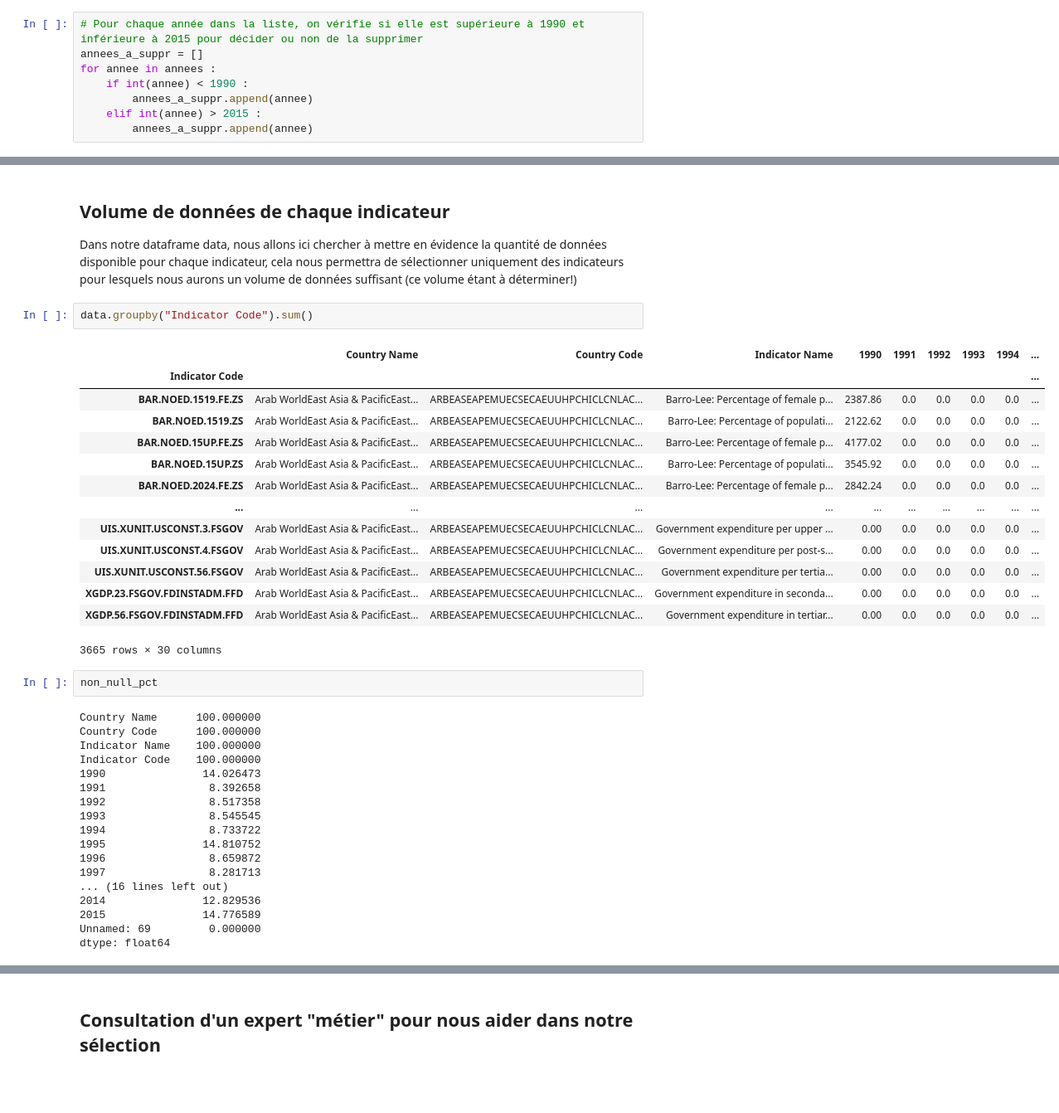
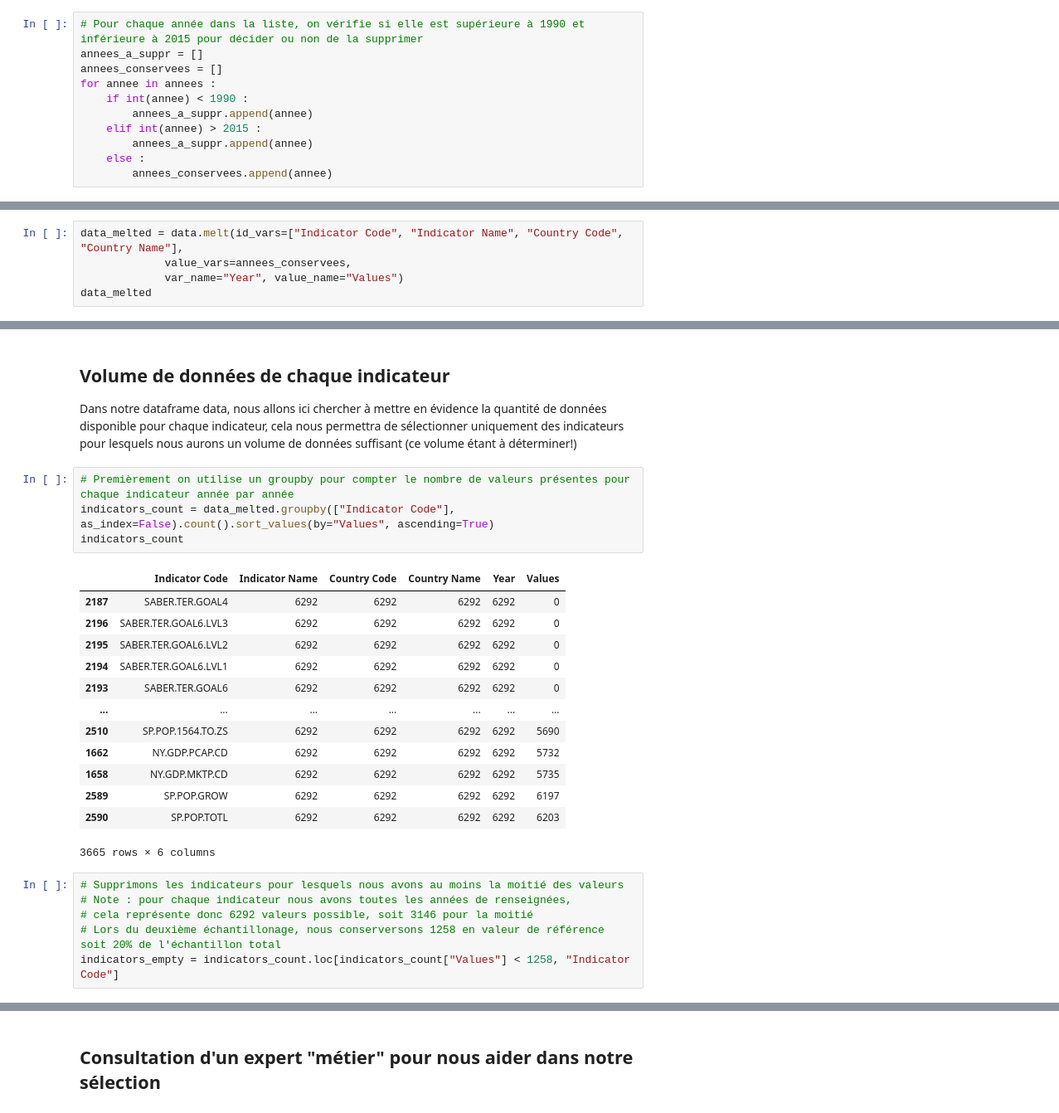
Before and after one commit to lalende/OpenClassRooms-Certification-Data-Scientist, a Jupyter notebook: Projet 2 - Analysez des données de systèmes éducatifs/Projet 2.ipynb, the cells around one changed output, grey strips where cells are left out. Shown at 83% size. Drawn from its saved outputs; the diff is of its cells as text; blank space fills up the shorter version.

```diff
--- a/Projet 2 - Analysez des données de systèmes éducatifs/Projet 2.ipynb
+++ b/Projet 2 - Analysez des données de systèmes éducatifs/Projet 2.ipynb
@@ -532,11 +556,14 @@ annees.remove('Unnamed: 69')
 # %%
 # Pour chaque année dans la liste, on vérifie si elle est supérieure à 1990 et inférieure à 2015 pour décider ou non de la supprimer
 annees_a_suppr = []
+annees_conservees = []
 for annee in annees :
     if int(annee) < 1990 :
         annees_a_suppr.append(annee)
     elif int(annee) > 2015 :
         annees_a_suppr.append(annee)
+    else :
+        annees_conservees.append(annee)
 # %%
 # On supprime toutes les colonnes des années que nous avons précédemment sélectionné
 data = data_df.drop(labels=annees_a_suppr, axis= 1)
@@ -542,0 +580,5 @@ data = data_df.drop(labels=annees_a_suppr, axis= 1)
+# %%
+data_melted = data.melt(id_vars=["Indicator Code", "Indicator Name", "Country Code", "Country Name"],
+             value_vars=annees_conservees,
+             var_name="Year", value_name="Values")
+data_melted
@@ -545,39 +601,26 @@ data = data_df.drop(labels=annees_a_suppr, axis= 1)
 
 Dans notre dataframe data, nous allons ici chercher à mettre en évidence la quantité de données disponible pour chaque indicateur, cela nous permettra de sélectionner uniquement des indicateurs pour lesquels nous aurons un volume de données suffisant (ce volume étant à déterminer!)
 # %%
-data.groupby("Indicator Code").sum()
+# Premièrement on utilise un groupby pour compter le nombre de valeurs présentes pour chaque indicateur année par année
+indicators_count = data_melted.groupby(["Indicator Code"], as_index=False).count().sort_values(by="Values", ascending=True)
+indicators_count
 # %% [output]
-|  | Country Name | Country Code | Indicator Name | 1990 | 1991 | 1992 | 1993 | 1994 | ... |
-| Indicator Code |  |  |  |  |  |  |  |  | ... |
-| BAR.NOED.1519.FE.ZS | Arab WorldEast Asia & PacificEast... | ARBEASEAPEMUECSECAEUUHPCHICLCNLAC... | Barro-Lee: Percentage of female p... | 2387.86 | 0.0 | 0.0 | 0.0 | 0.0 | ... |
-| BAR.NOED.1519.ZS | Arab WorldEast Asia & PacificEast... | ARBEASEAPEMUECSECAEUUHPCHICLCNLAC... | Barro-Lee: Percentage of populati... | 2122.62 | 0.0 | 0.0 | 0.0 | 0.0 | ... |
-| BAR.NOED.15UP.FE.ZS | Arab WorldEast Asia & PacificEast... | ARBEASEAPEMUECSECAEUUHPCHICLCNLAC... | Barro-Lee: Percentage of female p... | 4177.02 | 0.0 | 0.0 | 0.0 | 0.0 | ... |
-| BAR.NOED.15UP.ZS | Arab WorldEast Asia & PacificEast... | ARBEASEAPEMUECSECAEUUHPCHICLCNLAC... | Barro-Lee: Percentage of populati... | 3545.92 | 0.0 | 0.0 | 0.0 | 0.0 | ... |
-| BAR.NOED.2024.FE.ZS | Arab WorldEast Asia & PacificEast... | ARBEASEAPEMUECSECAEUUHPCHICLCNLAC... | Barro-Lee: Percentage of female p... | 2842.24 | 0.0 | 0.0 | 0.0 | 0.0 | ... |
-| ... | ... | ... | ... | ... | ... | ... | ... | ... | ... |
-| UIS.XUNIT.USCONST.3.FSGOV | Arab WorldEast Asia & PacificEast... | ARBEASEAPEMUECSECAEUUHPCHICLCNLAC... | Government expenditure per upper ... | 0.00 | 0.0 | 0.0 | 0.0 | 0.0 | ... |
-| UIS.XUNIT.USCONST.4.FSGOV | Arab WorldEast Asia & PacificEast... | ARBEASEAPEMUECSECAEUUHPCHICLCNLAC... | Government expenditure per post-s... | 0.00 | 0.0 | 0.0 | 0.0 | 0.0 | ... |
-| UIS.XUNIT.USCONST.56.FSGOV | Arab WorldEast Asia & PacificEast... | ARBEASEAPEMUECSECAEUUHPCHICLCNLAC... | Government expenditure per tertia... | 0.00 | 0.0 | 0.0 | 0.0 | 0.0 | ... |
-| XGDP.23.FSGOV.FDINSTADM.FFD | Arab WorldEast Asia & PacificEast... | ARBEASEAPEMUECSECAEUUHPCHICLCNLAC... | Government expenditure in seconda... | 0.00 | 0.0 | 0.0 | 0.0 | 0.0 | ... |
-| XGDP.56.FSGOV.FDINSTADM.FFD | Arab WorldEast Asia & PacificEast... | ARBEASEAPEMUECSECAEUUHPCHICLCNLAC... | Government expenditure in tertiar... | 0.00 | 0.0 | 0.0 | 0.0 | 0.0 | ... |
+|  | Indicator Code | Indicator Name | Country Code | Country Name | Year | Values |
+| 2187 | SABER.TER.GOAL4 | 6292 | 6292 | 6292 | 6292 | 0 |
+| 2196 | SABER.TER.GOAL6.LVL3 | 6292 | 6292 | 6292 | 6292 | 0 |
+| 2195 | SABER.TER.GOAL6.LVL2 | 6292 | 6292 | 6292 | 6292 | 0 |
+| 2194 | SABER.TER.GOAL6.LVL1 | 6292 | 6292 | 6292 | 6292 | 0 |
+| 2193 | SABER.TER.GOAL6 | 6292 | 6292 | 6292 | 6292 | 0 |
+| ... | ... | ... | ... | ... | ... | ... |
+| 2510 | SP.POP.1564.TO.ZS | 6292 | 6292 | 6292 | 6292 | 5690 |
+| 1662 | NY.GDP.PCAP.CD | 6292 | 6292 | 6292 | 6292 | 5732 |
+| 1658 | NY.GDP.MKTP.CD | 6292 | 6292 | 6292 | 6292 | 5735 |
+| 2589 | SP.POP.GROW | 6292 | 6292 | 6292 | 6292 | 6197 |
+| 2590 | SP.POP.TOTL | 6292 | 6292 | 6292 | 6292 | 6203 |
-3665 rows × 30 columns
+3665 rows × 6 columns
-# %%
-non_null_pct
-# %% [output]
-Country Name      100.000000
-Country Code      100.000000
-Indicator Name    100.000000
-Indicator Code    100.000000
-1990               14.026473
-1991                8.392658
-1992                8.517358
-1993                8.545545
-1994                8.733722
-1995               14.810752
-1996                8.659872
-1997                8.281713
-... (16 lines left out)
-2014               12.829536
-2015               14.776589
-Unnamed: 69         0.000000
-dtype: float64
+# %%
+# Supprimons les indicateurs pour lesquels nous avons au moins la moitié des valeurs
+# Note : pour chaque indicateur nous avons toutes les années de renseignées,
+# cela représente donc 6292 valeurs possible, soit 3146 pour la moitié
+# Lors du deuxième échantillonage, nous conserversons 1258 en valeur de référence soit 20% de l'échantillon total
+indicators_empty = indicators_count.loc[indicators_count["Values"] < 1258, "Indicator Code"]
```
Also changed, not shown: parts of 180 cells of this notebook.
